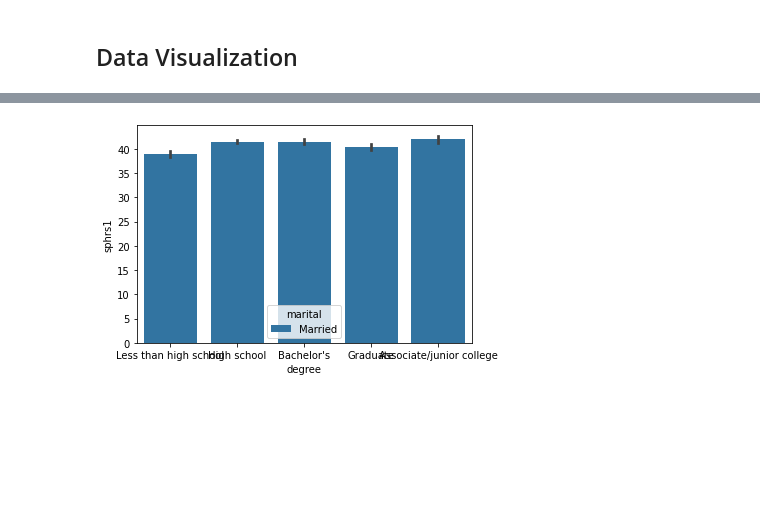
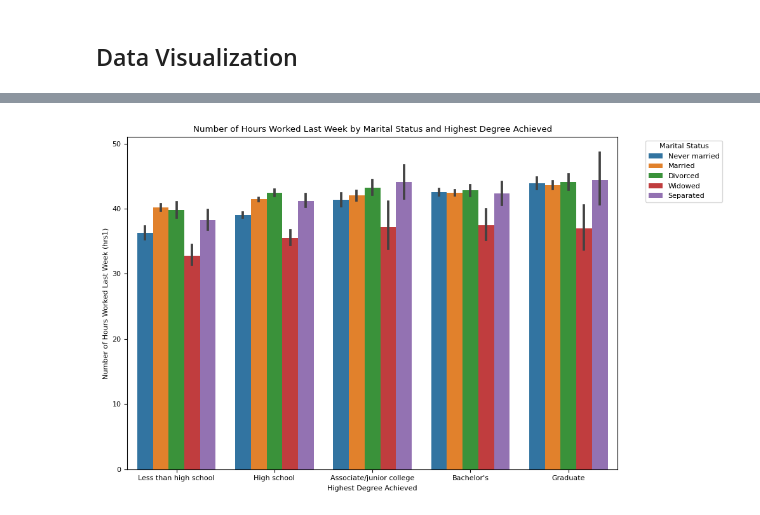
Before and after one commit to DS3001/group22, a Jupyter notebook: Midterm_Work.ipynb, the cells around one changed output, grey strips where cells are left out. Saved outputs shown, nothing was run; the diff lists cells and outputs as text; code cells hidden in the pictures; blank space fills up the shorter version.

```diff
--- a/Midterm_Work.ipynb
+++ b/Midterm_Work.ipynb
@@ -734,5 +738,18 @@ plt.show()
-# %%
-sns.barplot(data = married_df, x = 'degree', y = 'sphrs1', hue = 'marital')
-plt.show()
-# %% [output]
-[figure, removed]
+# %%
+degree_order = ["Less than high school", "High school", "Associate/junior college", "Bachelor's", "Graduate"]
+
+plt.figure(figsize=(10, 6))
+
+sns.barplot(data = df, x = 'degree', y = 'hrs1', hue = 'marital', order=degree_order)
+
+plt.title("Number of Hours Worked Last Week by Marital Status and Highest Degree Achieved")
+plt.xlabel("Highest Degree Achieved")
+plt.ylabel("Number of Hours Worked Last Week (hrs1)")
+plt.legend(title="Marital Status", bbox_to_anchor=(1.05, 1), loc='upper left')
+
+plt.rcParams.update({'font.size': 8})
+plt.tight_layout()
+
+plt.show()
+# %% [output]
+[figure, added]
```
Also changed, not shown: parts of 14 cells of this notebook.
